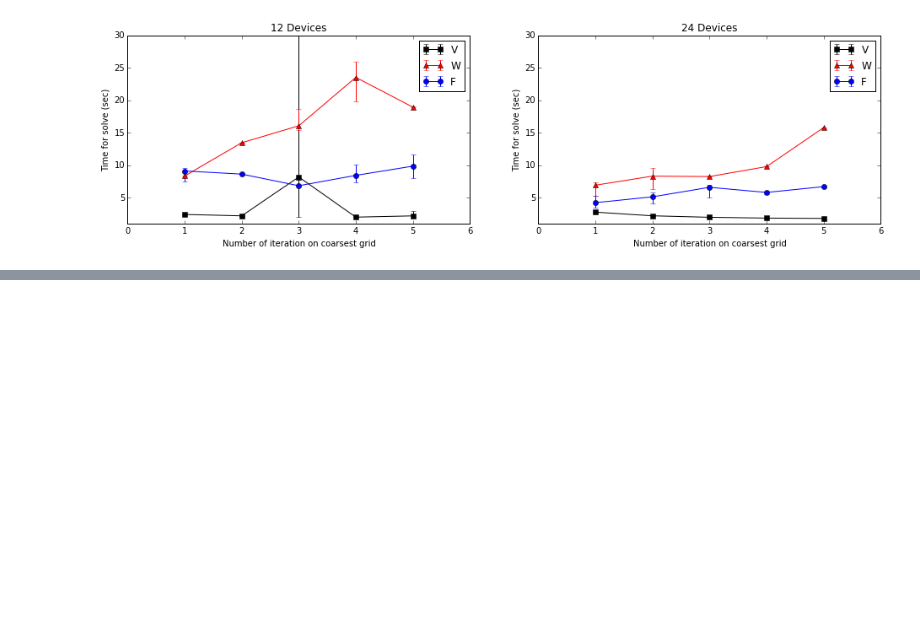
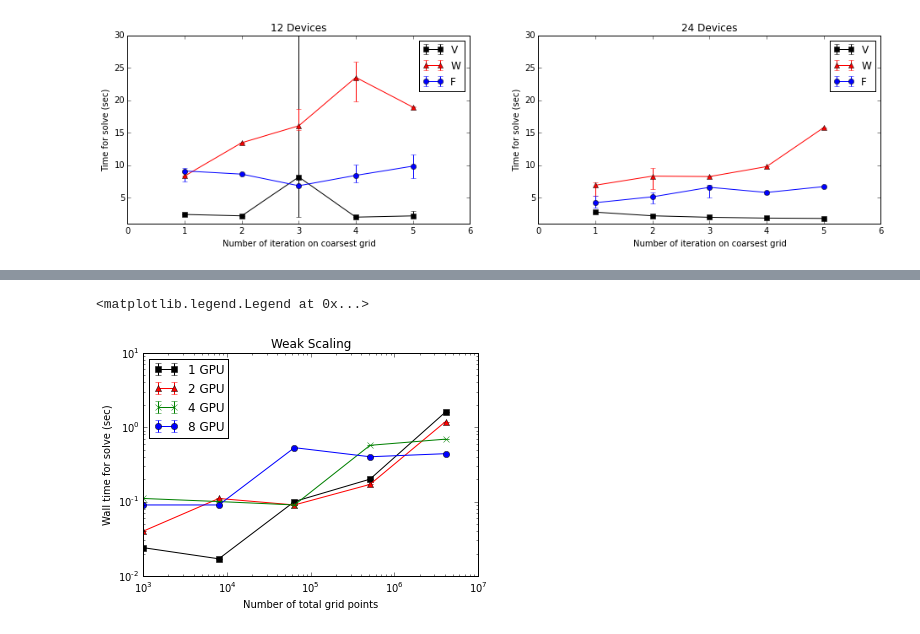
Before and after one commit to piyueh/PoissonTest, a Jupyter notebook: PetAmgXTest/Report.ipynb, the cells around one changed output, grey strips where cells are left out. Cells and saved outputs as stored; diff of their text form; code cells hidden in the pictures; blank space fills up the shorter version.

Commit message:
add GPU weak scaling to report

```diff
--- a/PetAmgXTest/Report.ipynb
+++ b/PetAmgXTest/Report.ipynb
@@ -444,0 +472,32 @@ pyplot.legend(loc=0)
+# %%
+N_1GPU = numpy.array([1000, 8000, 64000, 512000, 4096000])
+Time_1GPU = numpy.array([0.024, 0.017, 0.10, 0.2, 1.6])
+err_1GPU = numpy.array([0., 0., 0., 0., 0.])
+
+N_2GPU = numpy.array([1000, 8000, 64000, 512000, 4096000])
+Time_2GPU = numpy.array([0.04, 0.11, 0.09, 0.17, 1.19])
+err_2GPU = numpy.array([0., 0., 0., 0., 0.])
+
+N_4GPU = numpy.array([1000, 8000, 64000, 512000, 4096000])
+Time_4GPU = numpy.array([0.11, 0.10, 0.09, 0.57, 0.69])
+err_4GPU = numpy.array([0., 0., 0., 0., 0.])
+
+N_8GPU = numpy.array([1000, 8000, 64000, 512000, 4096000])
+Time_8GPU = numpy.array([0.09, 0.09, 0.53, 0.4, 0.44])
+err_8GPU = numpy.array([0., 0., 0., 0., 0.])
+
+pyplot.figure()
+pyplot.title("Weak Scaling")
+ax = pyplot.gca()
+ax.set_xscale("log", nonposx='clip')
+ax.set_yscale("log", nonposx='clip')
+pyplot.errorbar(N_1GPU, Time_1GPU, yerr = err_1GPU, fmt='ks-', label="1 GPU")
+pyplot.errorbar(N_2GPU, Time_2GPU, yerr = err_2GPU, fmt='r^-', label="2 GPU")
+pyplot.errorbar(N_4GPU, Time_4GPU, yerr = err_4GPU, fmt='gx-', label="4 GPU")
+pyplot.errorbar(N_8GPU, Time_8GPU, yerr = err_8GPU, fmt='bo-', label="8 GPU")
+pyplot.xlabel("Number of total grid points")
+pyplot.ylabel("Wall time for solve (sec)")
+pyplot.legend(loc=0)
+# %% [output]
+<matplotlib.legend.Legend at 0x...>
+[figure, added]
```
Also changed, not shown: parts of 3 cells of this notebook.
